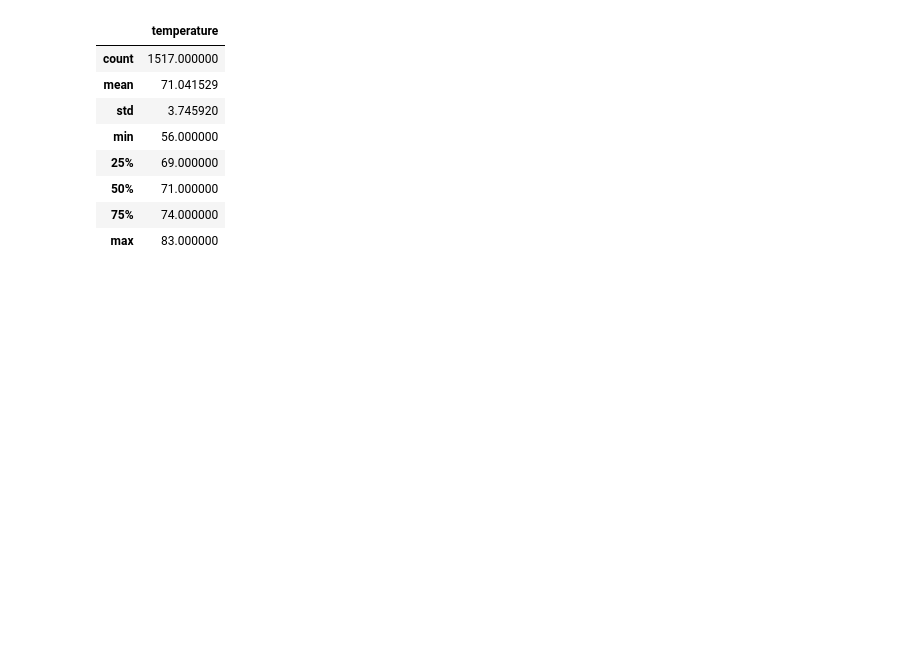
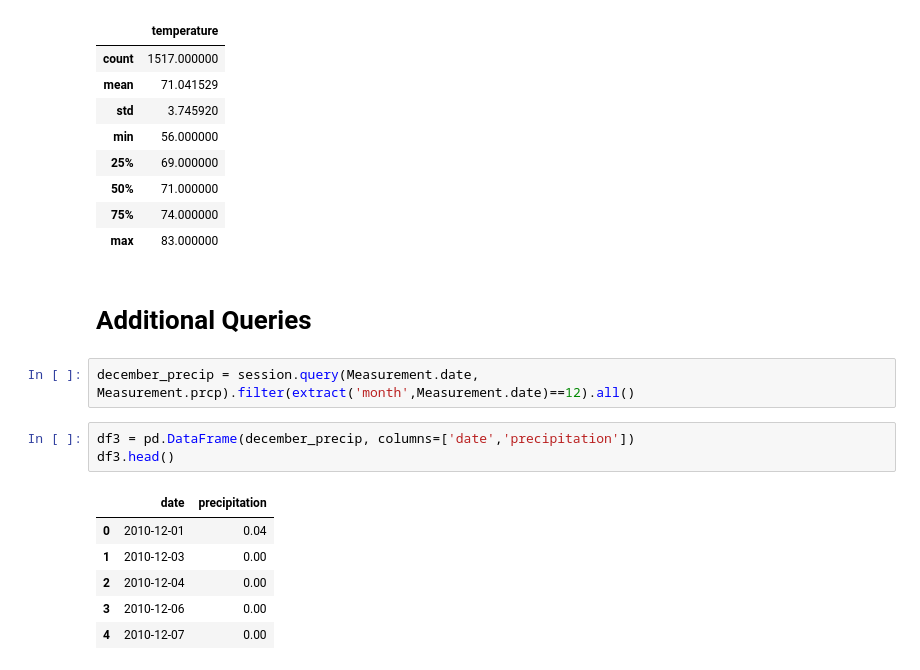
Before and after one commit to dmscott11/surfs_up, a Jupyter notebook: SurfsUp_Challenge.ipynb, the cells around one changed output. Saved outputs shown, nothing was run; the diff lists cells and outputs as text; blank space fills up the shorter version.

Commit message:
Added images and performed additional queries

```diff
--- a/SurfsUp_Challenge.ipynb
+++ b/SurfsUp_Challenge.ipynb
@@ -126,3 +126,17 @@ df2.describe()
 | 50% | 71.000000 |
 | 75% | 74.000000 |
 | max | 83.000000 |
+# %% [markdown]
+# Additional Queries
+# %%
+december_precip = session.query(Measurement.date, Measurement.prcp).filter(extract('month',Measurement.date)==12).all()
+# %%
+df3 = pd.DataFrame(december_precip, columns=['date','precipitation'])
+df3.head()
+# %% [output]
+|  | date | precipitation |
+| 0 | 2010-12-01 | 0.04 |
+| 1 | 2010-12-03 | 0.00 |
+| 2 | 2010-12-04 | 0.00 |
+| 3 | 2010-12-06 | 0.00 |
+| 4 | 2010-12-07 | 0.00 |
```
Also changed, not shown: parts of 4 cells of this notebook, 3 other files.
